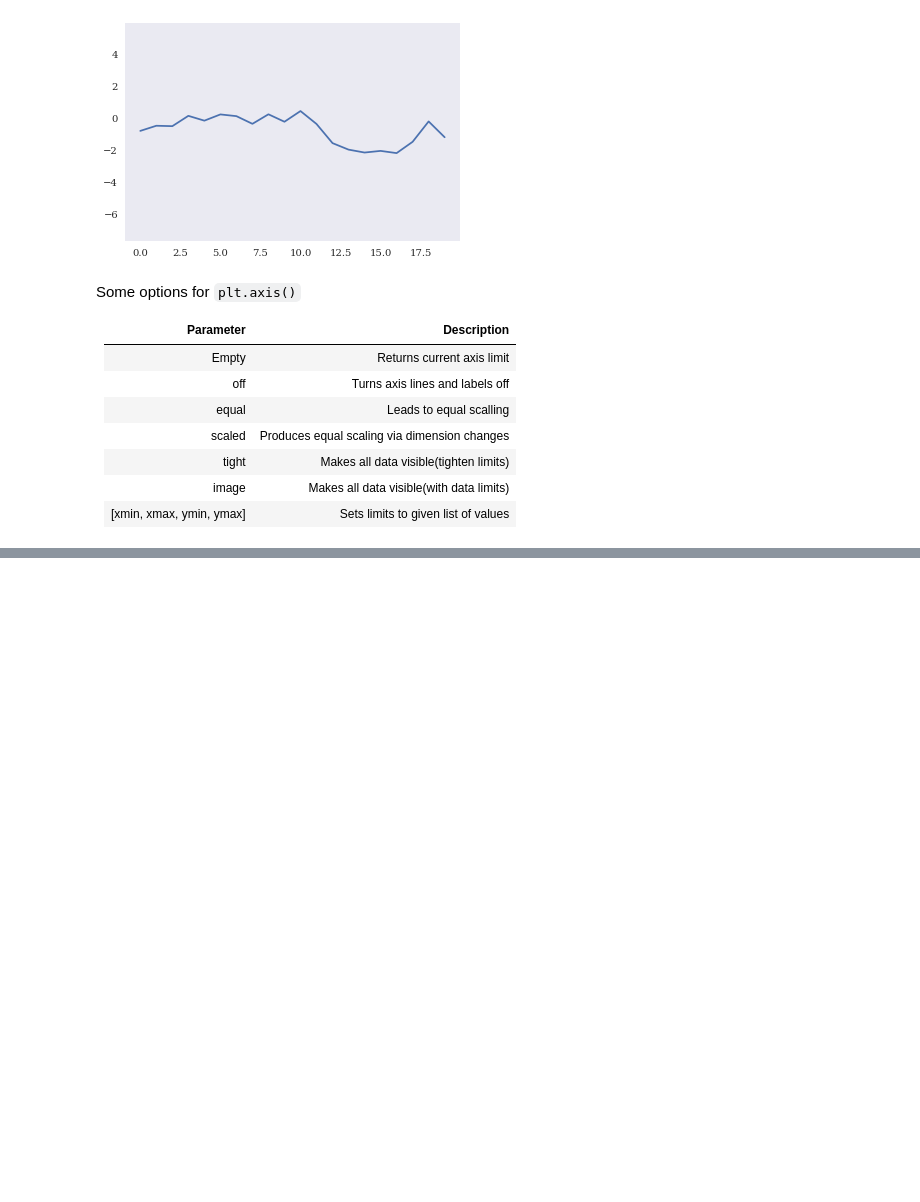
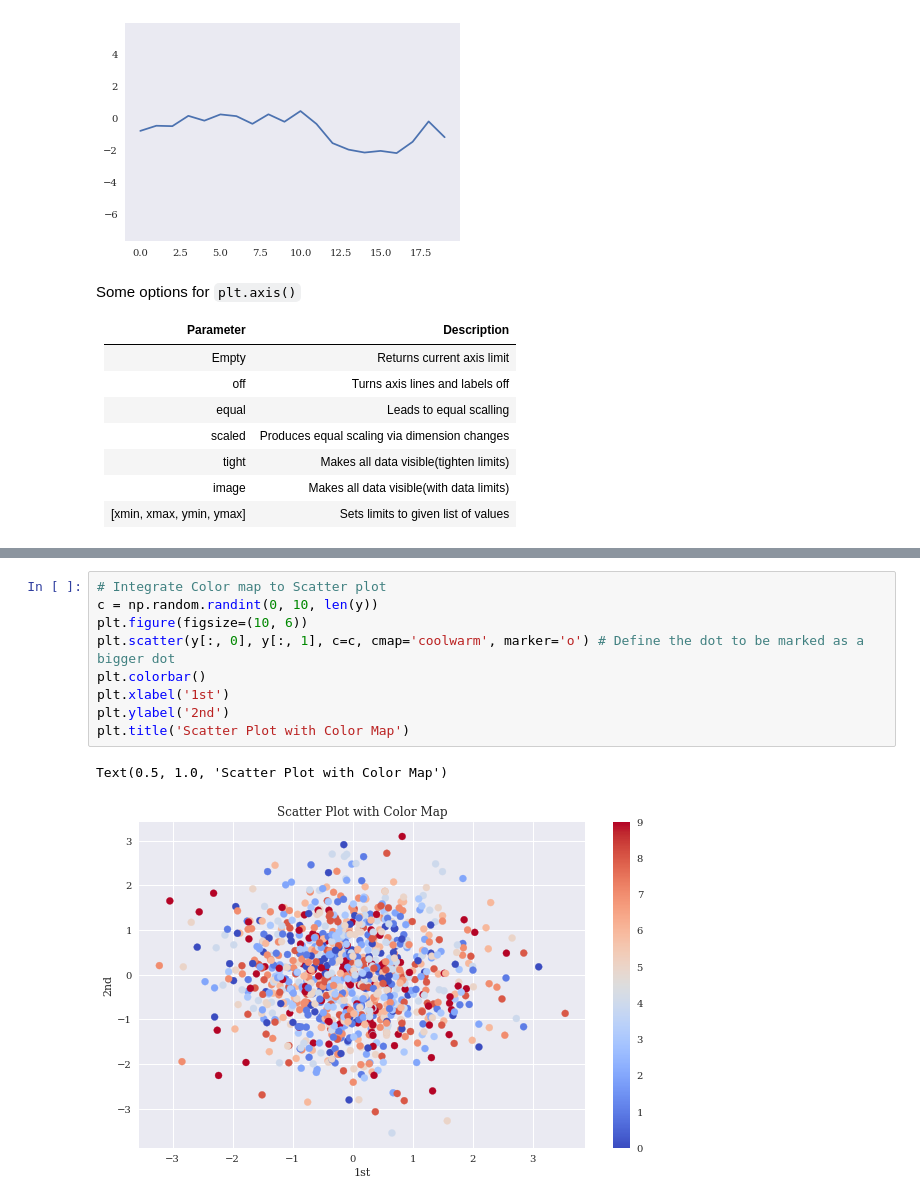
Before and after one commit to conquerv0/Pynaissance, a Jupyter notebook: 1. Basic Framework/Data_Visualization.ipynb, the cells around one changed output, grey strips where cells are left out. Drawn from its saved outputs; the diff is of its cells as text; blank space fills up the shorter version.

```diff
--- a/1. Basic Framework/Data_Visualization.ipynb
+++ b/1. Basic Framework/Data_Visualization.ipynb
@@ -62,0 +100,12 @@ Text(0.5, 1.0, 'Simple Plot')
+# %%
+# Integrate Color map to Scatter plot
+c = np.random.randint(0, 10, len(y))
+plt.figure(figsize=(10, 6))
+plt.scatter(y[:, 0], y[:, 1], c=c, cmap='coolwarm', marker='o') # Define the dot to be marked as a bigger dot
+plt.colorbar()
+plt.xlabel('1st')
+plt.ylabel('2nd')
+plt.title('Scatter Plot with Color Map')
+# %% [output]
+Text(0.5, 1.0, 'Scatter Plot with Color Map')
+[figure, added]
```
Also changed, not shown: parts of 12 cells of this notebook.
